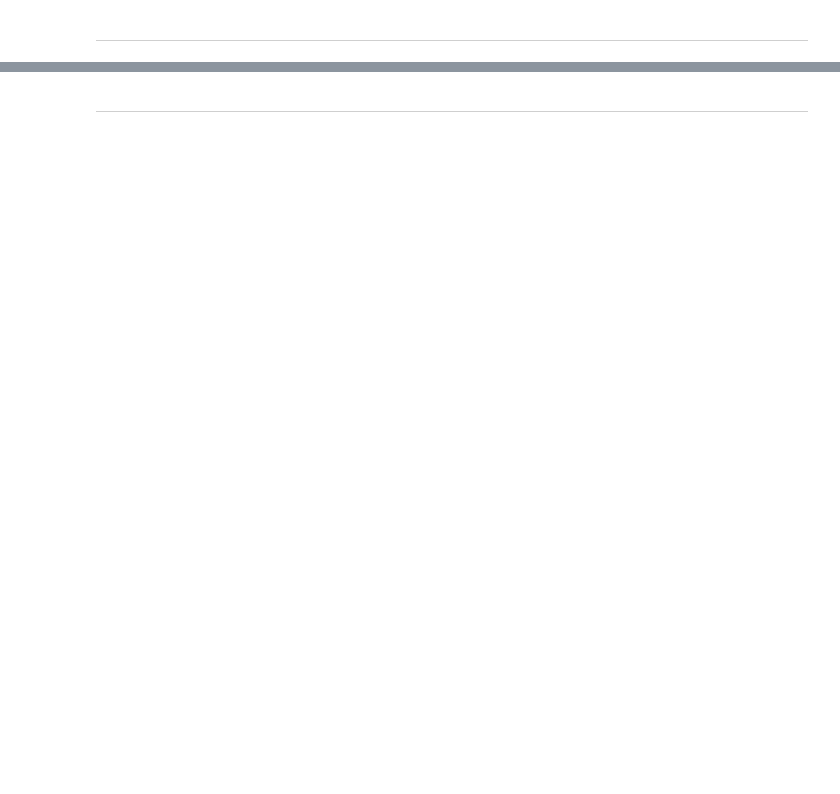
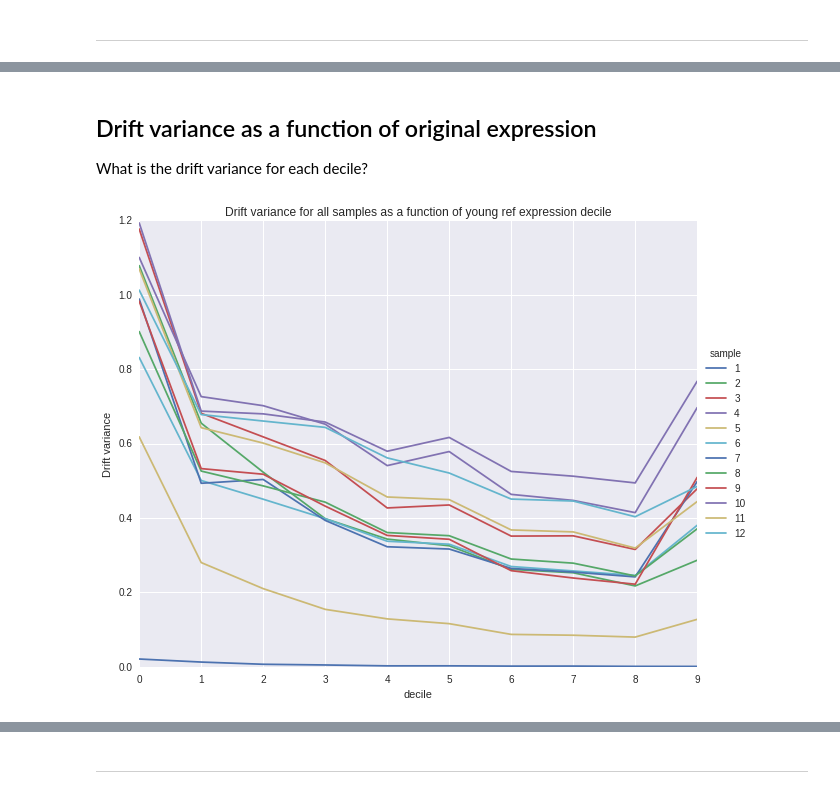
Before and after one commit to veleritas/ageing, a Jupyter notebook: analysis/PMID26623667/filtered_transcriptome.ipynb, the cells around one changed output, grey strips where cells are left out. Cells and saved outputs as stored; diff of their text form; code cells hidden in the pictures; blank space fills up the shorter version.

```diff
--- a/analysis/PMID26623667/filtered_transcriptome.ipynb
+++ b/analysis/PMID26623667/filtered_transcriptome.ipynb
@@ -145,0 +151,11 @@ g.map(sns.violinplot, "decile", "drift")
+# %%
+for key, df in sub.query("drug == 'mianserin' & sample <= 10").groupby("day_harvested"):
+    ax = sns.jointplot(
+        data = df,
+        x = "exp_percentile",
+        y = "trans_drift",
+        kind = "hex",
+        size = 8
+    )
+
+    ax.fig.suptitle("Drift vs expression percentile for mianserin worms on day {}".format(key))
@@ -145,0 +174,19 @@ g.map(sns.violinplot, "decile", "drift")
+# %% [markdown]
+## Drift variance as a function of original expression
+
+What is the drift variance for each decile?
+# %%
+res = pd.DataFrame(
+    [
+        (sample, decile, df["trans_drift"].var())
+        for (sample, decile), df in sub.groupby(["sample", "decile"])
+    ],
+    columns = ["sample", "decile", "drift_var"]
+).pivot("decile", "sample", "drift_var")
+
+ax = res.plot(kind = "line", figsize = (10, 8))
+ax.set_title("Drift variance for all samples as a function of young ref expression decile")
+ax.legend(title = "sample", loc = "center left", bbox_to_anchor = (1, 0.5))
+ax.set_ylabel("Drift variance");
+# %% [output]
+[figure, added]
```
Also changed, not shown: parts of 63 cells of this notebook.
